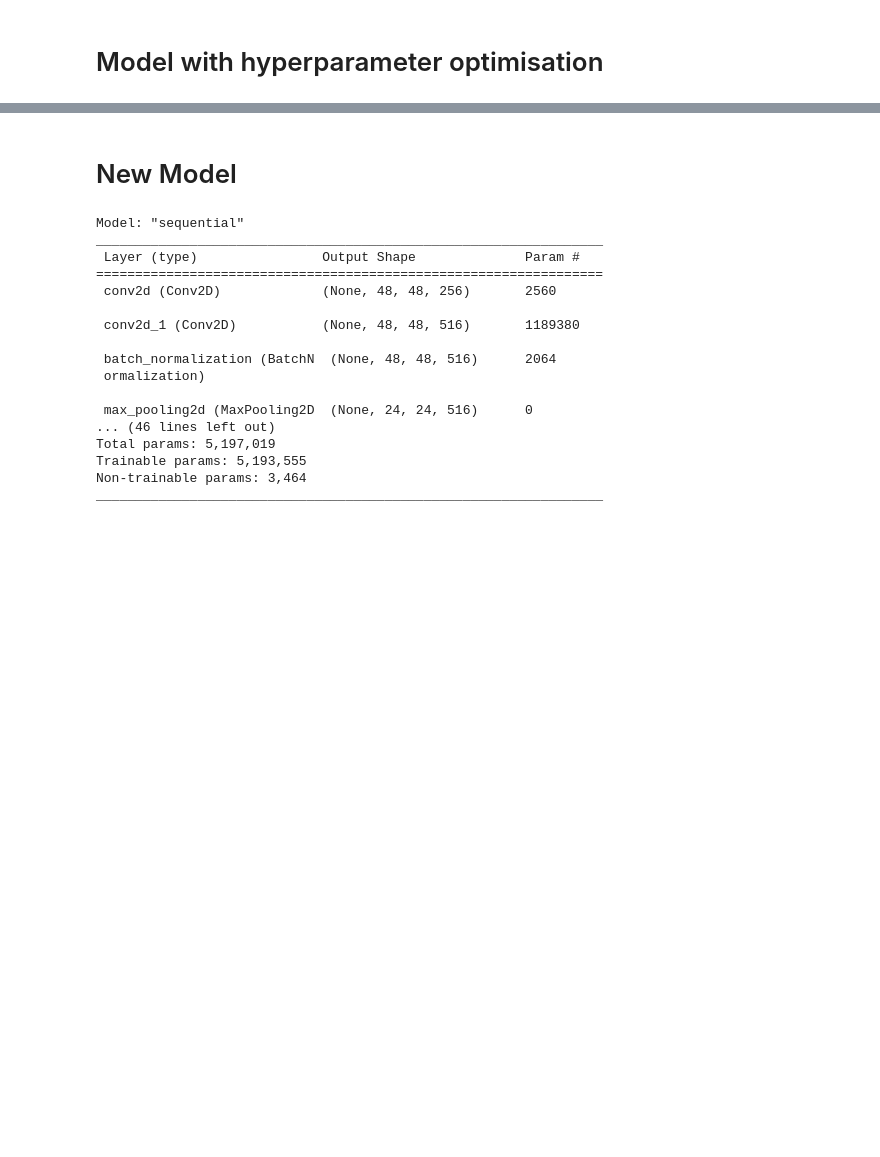
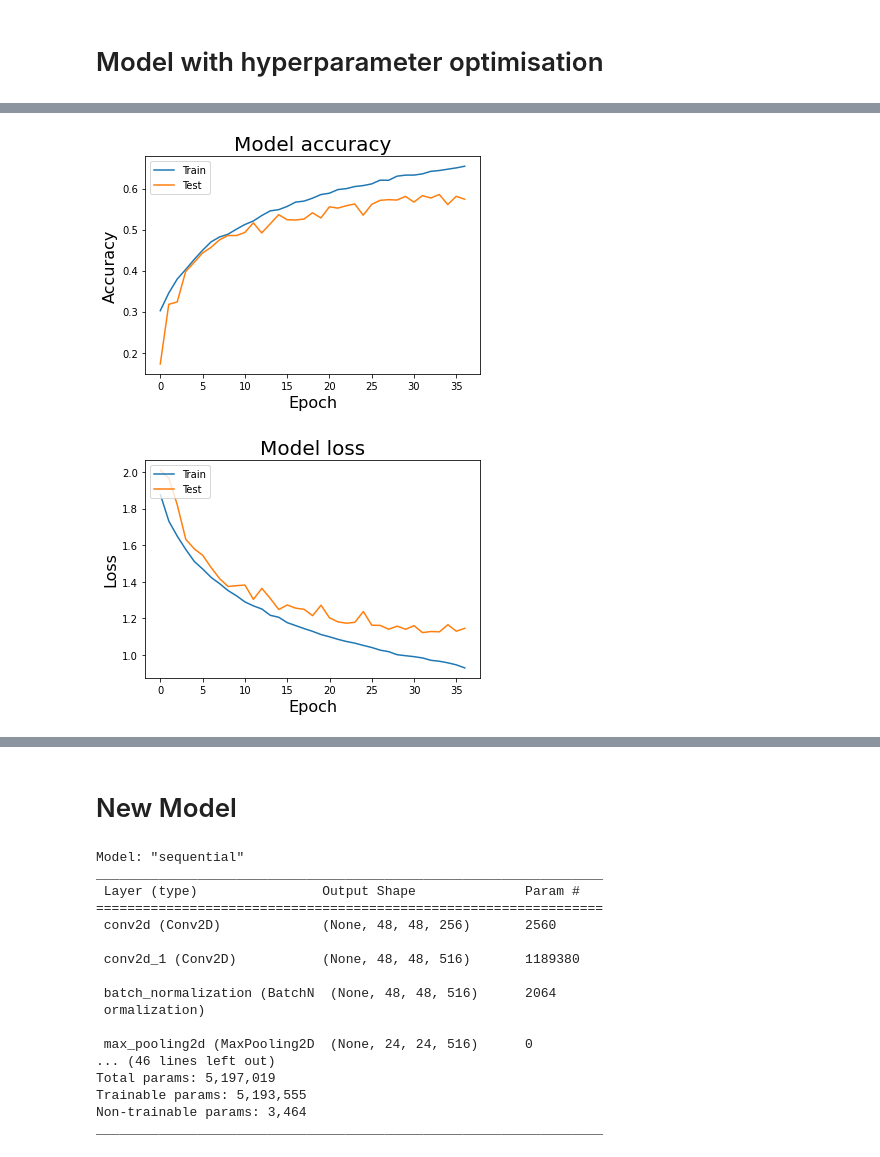
Before and after one commit to DreamyMemories/Facial-Expression-Recognition, a Jupyter notebook: main.ipynb, the cells around one changed output, grey strips where cells are left out. Drawn from its saved outputs; the diff is of its cells as text; code cells hidden in the pictures; blank space fills up the shorter version.

```diff
--- a/main.ipynb
+++ b/main.ipynb
@@ -337,6 +343,9 @@ KeyboardInterrupt:
 # %%
 # Plot training and validation accuracy and loss
-plot_model_training(history)
+plot_model_training(history_new_optimised)
+# %% [output]
+[figure, added]
+[figure, added]
 # %%
 # Test model
 first_model_optimised.load_weights('weights/model_weights_first_optimised.h5')
```
Also changed, not shown: parts of 21 cells of this notebook, 8 other files.
